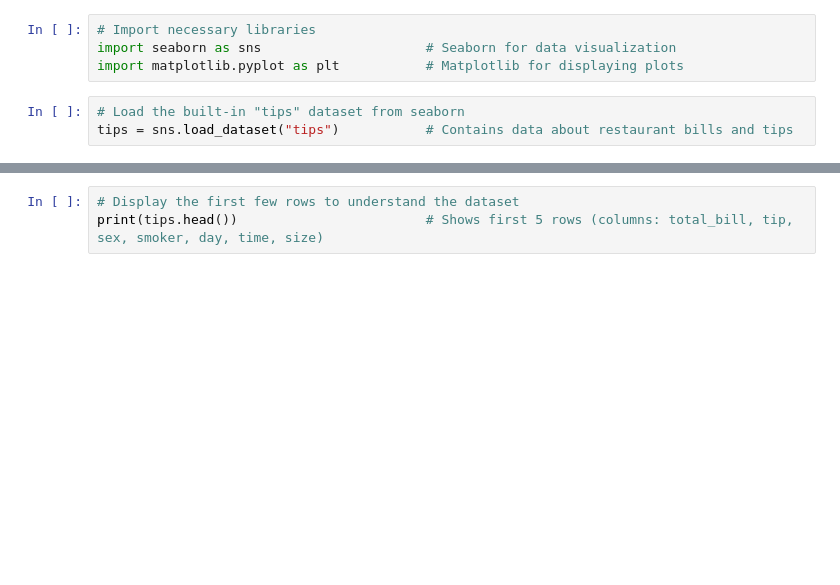
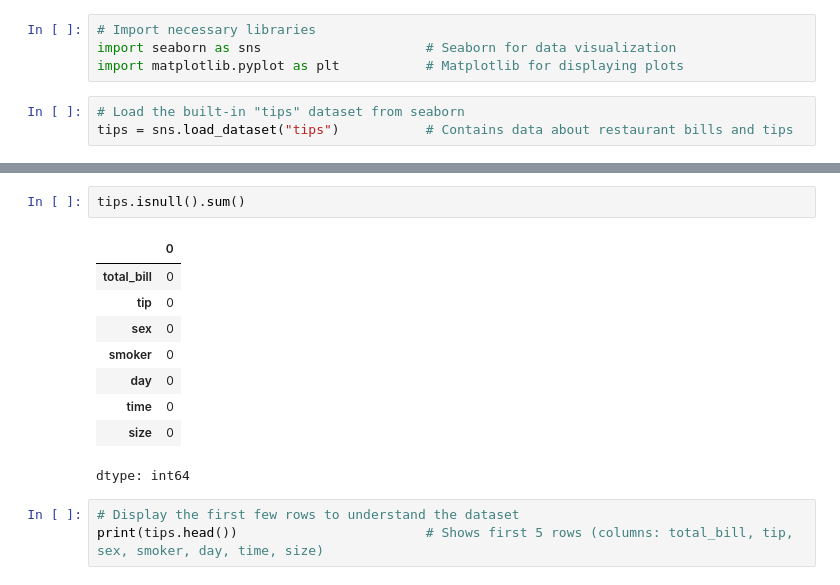
Before and after one commit to Hk9193/data-scienece-, a Jupyter notebook: Tips_Dataset_Restaurant_Bill_Analysis.ipynb, the cells around one changed output, grey strips where cells are left out. Drawn from its saved outputs; the diff is of its cells as text; blank space fills up the shorter version.

```diff
--- a/Tips_Dataset_Restaurant_Bill_Analysis.ipynb
+++ b/Tips_Dataset_Restaurant_Bill_Analysis.ipynb
@@ -10,3 +29,15 @@ tips = sns.load_dataset("tips")           # Contains data about restaurant bills
+# %%
+tips.isnull().sum()
+# %% [output]
+|  | 0 |
+| total_bill | 0 |
+| tip | 0 |
+| sex | 0 |
+| smoker | 0 |
+| day | 0 |
+| time | 0 |
+| size | 0 |
+dtype: int64
 # %%
 # Display the first few rows to understand the dataset
 print(tips.head())                        # Shows first 5 rows (columns: total_bill, tip, sex, smoker, day, time, size)
```
Also changed, not shown: parts of 9 cells of this notebook.
